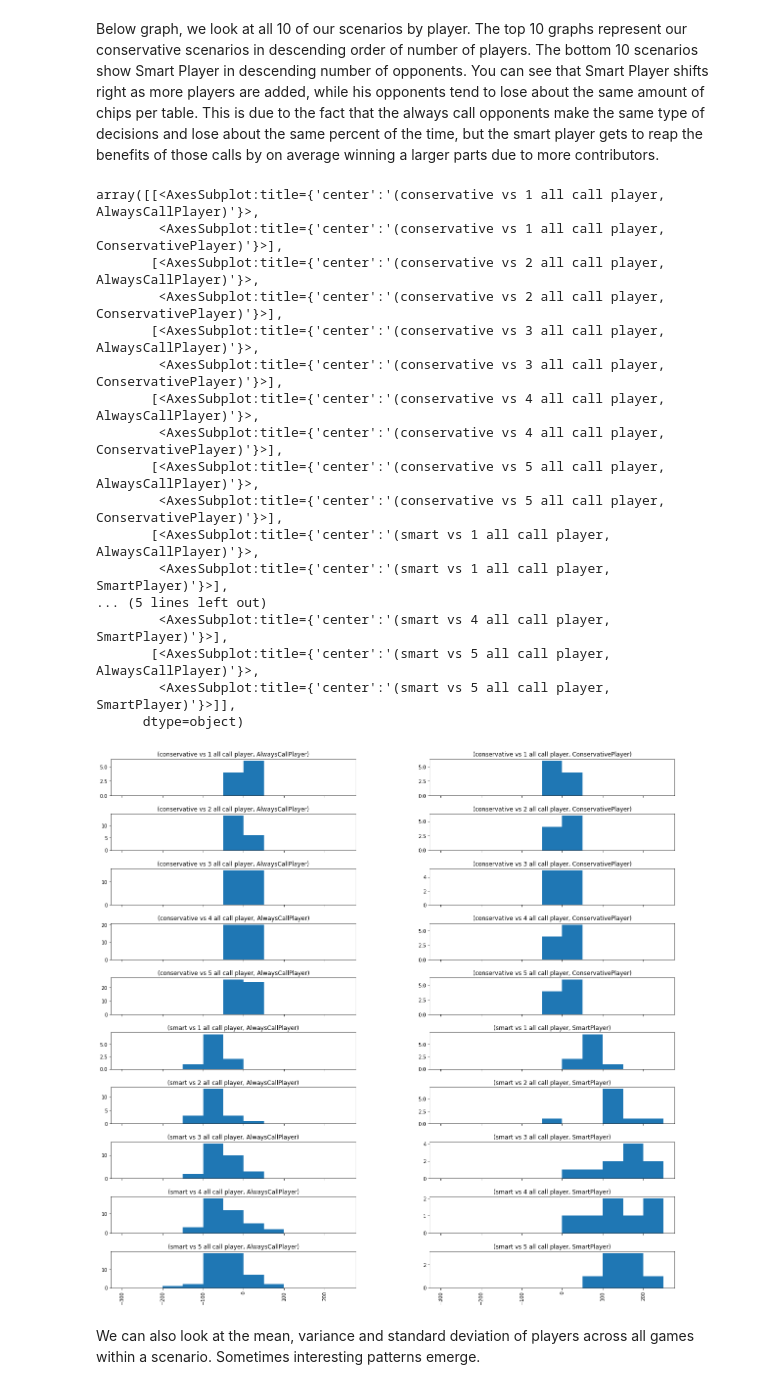
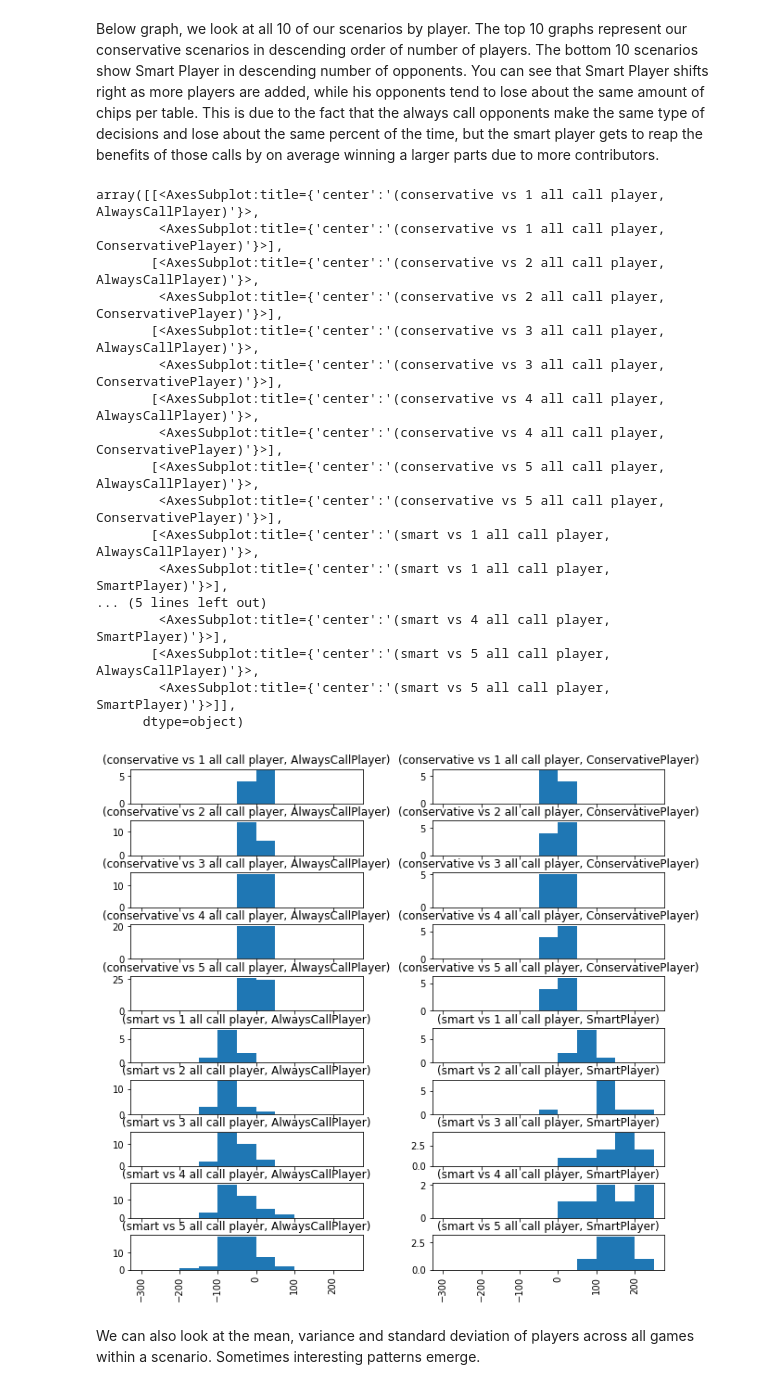
Before and after one commit to Silber8806/PokerPro, a Jupyter notebook: source_code/analysis/Poker Simulation Analysis.ipynb, the cells around one changed output. Saved outputs shown, nothing was run; the diff lists cells and outputs as text; code cells hidden in the pictures.

```diff
--- a/source_code/analysis/Poker Simulation Analysis.ipynb
+++ b/source_code/analysis/Poker Simulation Analysis.ipynb
@@ -246,32 +246,32 @@ Below graph, we look at all 10 of our scenarios by player.  The top 10 graphs re
 # %%
 table_level_statistics.hist(
         column='table_mean',
         by=['scenario_name','player_type'],
-        figsize=(20,20),
+        figsize=(10,10),
         sharex = True,
         layout = (10,2),
         grid = True,
         bins = list(range(-300,300,50))
 )
 # %% [output]
 array([[<AxesSubplot:title={'center':'(conservative vs 1 all call player, AlwaysCallPlayer)'}>,
         <AxesSubplot:title={'center':'(conservative vs 1 all call player, ConservativePlayer)'}>],
        [<AxesSubplot:title={'center':'(conservative vs 2 all call player, AlwaysCallPlayer)'}>,
         <AxesSubplot:title={'center':'(conservative vs 2 all call player, ConservativePlayer)'}>],
        [<AxesSubplot:title={'center':'(conservative vs 3 all call player, AlwaysCallPlayer)'}>,
         <AxesSubplot:title={'center':'(conservative vs 3 all call player, ConservativePlayer)'}>],
        [<AxesSubplot:title={'center':'(conservative vs 4 all call player, AlwaysCallPlayer)'}>,
         <AxesSubplot:title={'center':'(conservative vs 4 all call player, ConservativePlayer)'}>],
        [<AxesSubplot:title={'center':'(conservative vs 5 all call player, AlwaysCallPlayer)'}>,
         <AxesSubplot:title={'center':'(conservative vs 5 all call player, ConservativePlayer)'}>],
        [<AxesSubplot:title={'center':'(smart vs 1 all call player, AlwaysCallPlayer)'}>,
         <AxesSubplot:title={'center':'(smart vs 1 all call player, SmartPlayer)'}>],
 ... (5 lines left out)
         <AxesSubplot:title={'center':'(smart vs 4 all call player, SmartPlayer)'}>],
        [<AxesSubplot:title={'center':'(smart vs 5 all call player, AlwaysCallPlayer)'}>,
         <AxesSubplot:title={'center':'(smart vs 5 all call player, SmartPlayer)'}>]],
       dtype=object)
-[figure, old version]
+[figure, new version]
 # %% [markdown]
 We can also look at the mean, variance and standard deviation of players across all games within a scenario.  Sometimes interesting patterns emerge.
 # %%
```
Also changed, not shown: parts of 2 cells of this notebook.
